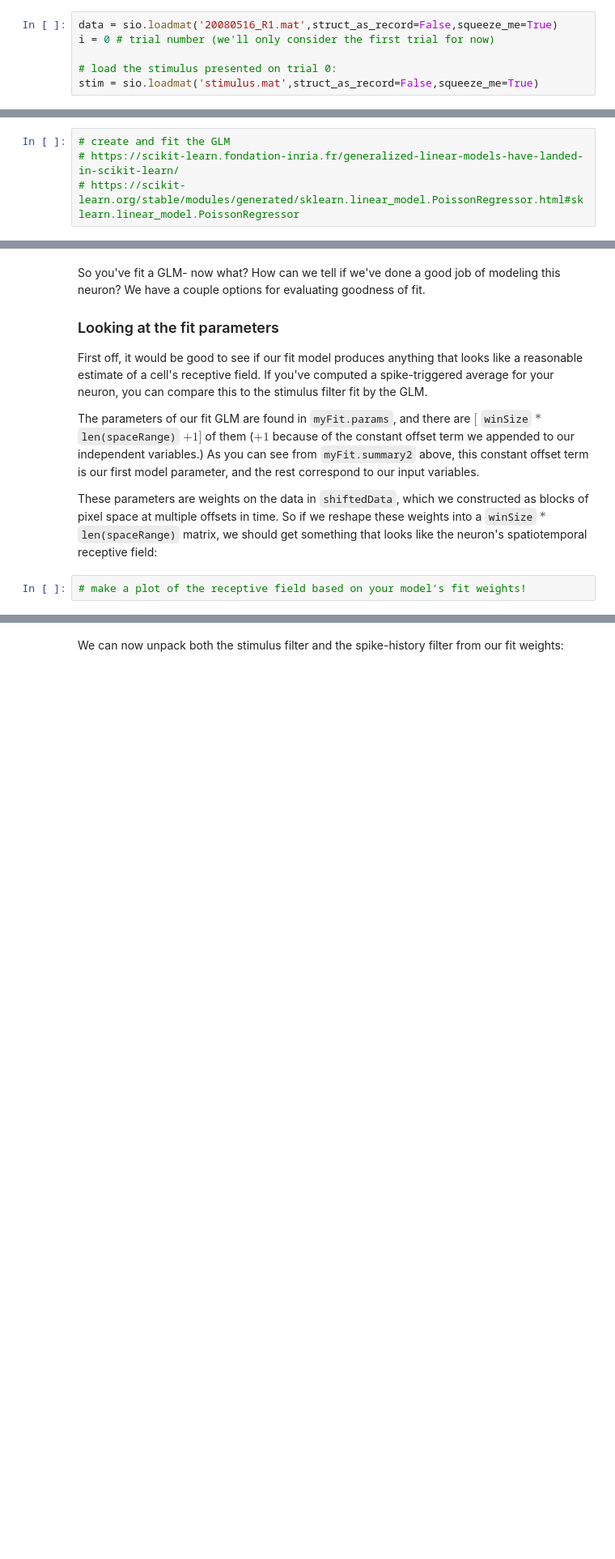
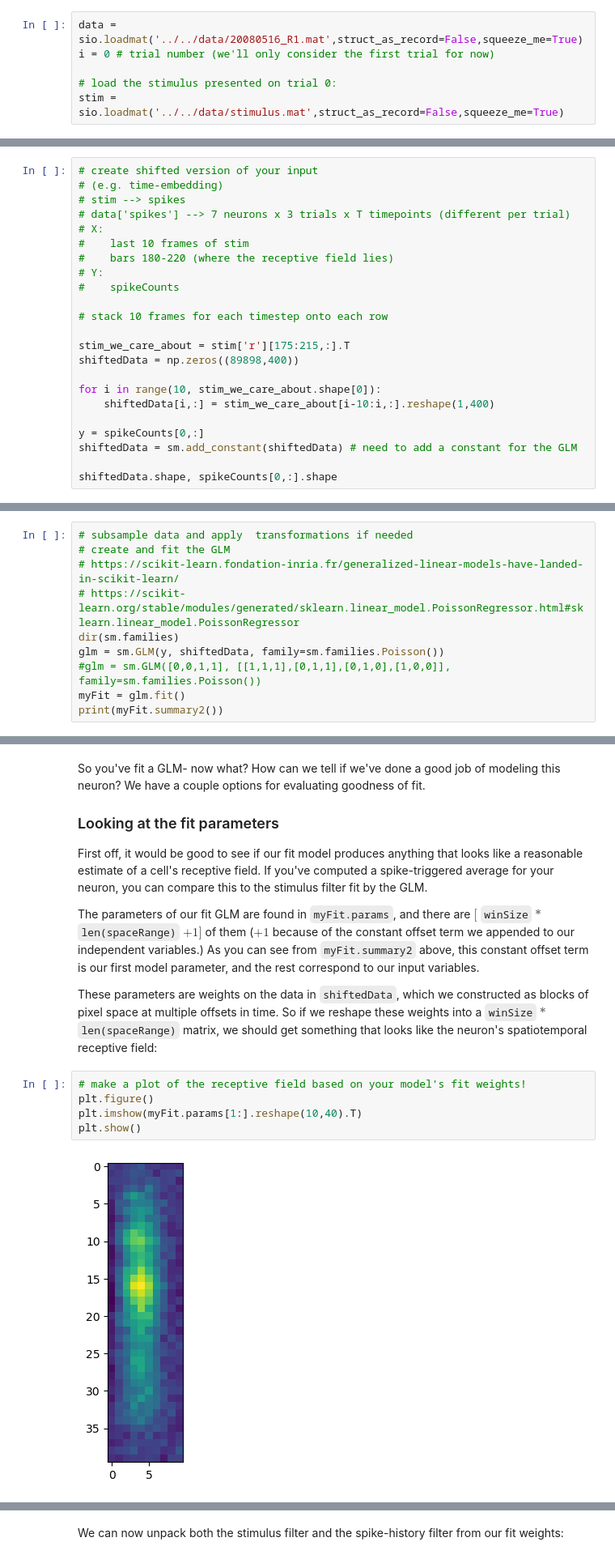
Before and after one commit to GccX11/caltech-neuro, a Jupyter notebook: 07_06_22_day2_dynamical_time_series/code/diy_notebooks/GLM_on_retinal_data.ipynb, the cells around one changed output, grey strips where cells are left out. Shown: that part at 81% size. Drawn from its saved outputs; the diff is of its cells as text; blank space fills up the shorter version.

```diff
--- a/07_06_22_day2_dynamical_time_series/code/diy_notebooks/GLM_on_retinal_data.ipynb
+++ b/07_06_22_day2_dynamical_time_series/code/diy_notebooks/GLM_on_retinal_data.ipynb
@@ -25,9 +22,9 @@ First up, we'll load the data. For the retinal ganglion cell dataset, data is in
 # %%
-data = sio.loadmat('20080516_R1.mat',struct_as_record=False,squeeze_me=True)
+data = sio.loadmat('../../data/20080516_R1.mat',struct_as_record=False,squeeze_me=True)
 i = 0 # trial number (we'll only consider the first trial for now)
 
 # load the stimulus presented on trial 0:
-stim = sio.loadmat('stimulus.mat',struct_as_record=False,squeeze_me=True)
+stim = sio.loadmat('../../data/stimulus.mat',struct_as_record=False,squeeze_me=True)
 # %% [markdown]
 ### Contents of `stimulus.mat` file
 The variable `stim` is a dict with one field of interest, named `r`. `r` is an 640 x 89899 matrix describing the stimulus presented on the first trial: in this case, a set of 640 stacked bars that are either black (=-1) or white (=1) are projected onto the retina; the color of each bar is randomly sampled on each of 89899 time steps, or "frames".
@@ -119,0 +125,23 @@ Let's say we're fitting the response of the first neuron (`trainCell=0`), and fo
+# %%
+# create shifted version of your input
+# (e.g. time-embedding)
+# stim --> spikes
+# data['spikes'] --> 7 neurons x 3 trials x T timepoints (different per trial)
+# X:
+#    last 10 frames of stim
+#    bars 180-220 (where the receptive field lies)
+# Y:
+#    spikeCounts
+
+# stack 10 frames for each timestep onto each row
+
+stim_we_care_about = stim['r'][175:215,:].T
+shiftedData = np.zeros((89898,400))
+
+for i in range(10, stim_we_care_about.shape[0]):
+    shiftedData[i,:] = stim_we_care_about[i-10:i,:].reshape(1,400)
+
+y = spikeCounts[0,:]
+shiftedData = sm.add_constant(shiftedData) # need to add a constant for the GLM
+
+shiftedData.shape, spikeCounts[0,:].shape
@@ -124,6 +152,12 @@ Now that we have `shiftedData`, our only remaining task is to pick which range o
 # %% [markdown]
 We're all set! Now the only job is to initialize a GLM with a Poisson (or some other format) linking function, and then fit this model to our data. If you don't like the Poisson linking function, there are a couple others you can try- call `dir(sm.families)` to see a full list.
 # %%
+# subsample data and apply  transformations if needed
 # create and fit the GLM
 # https://scikit-learn.fondation-inria.fr/generalized-linear-models-have-landed-in-scikit-learn/
 # https://scikit-learn.org/stable/modules/generated/sklearn.linear_model.PoissonRegressor.html#sklearn.linear_model.PoissonRegressor
+dir(sm.families)
+glm = sm.GLM(y, shiftedData, family=sm.families.Poisson())
+#glm = sm.GLM([0,0,1,1], [[1,1,1],[0,1,1],[0,1,0],[1,0,0]], family=sm.families.Poisson())
+myFit = glm.fit()
+print(myFit.summary2())
@@ -139,6 +191,11 @@ The parameters of our fit GLM are found in `myFit.params`, and there are $[$ `wi
 These parameters are weights on the data in `shiftedData`, which we constructed as blocks of pixel space at multiple offsets in time. So if we reshape these weights into a `winSize` $*$ `len(spaceRange)` matrix, we should get something that looks like the neuron's spatiotemporal receptive field:
 # %%
 # make a plot of the receptive field based on your model's fit weights!
+plt.figure()
+plt.imshow(myFit.params[1:].reshape(10,40).T)
+plt.show()
+# %% [output]
+[figure, added]
 # %% [markdown]
 Looking good! But you might use this to go back and adjust `spaceRange` or `winSize` to make sure you're using the right spatial and temporal windows for fitting- for instance, to make sure we're not chopping off the top of this cell's receptive field with our chosen `spaceRange`.
 
```
Also changed, not shown: parts of 19 cells of this notebook.
